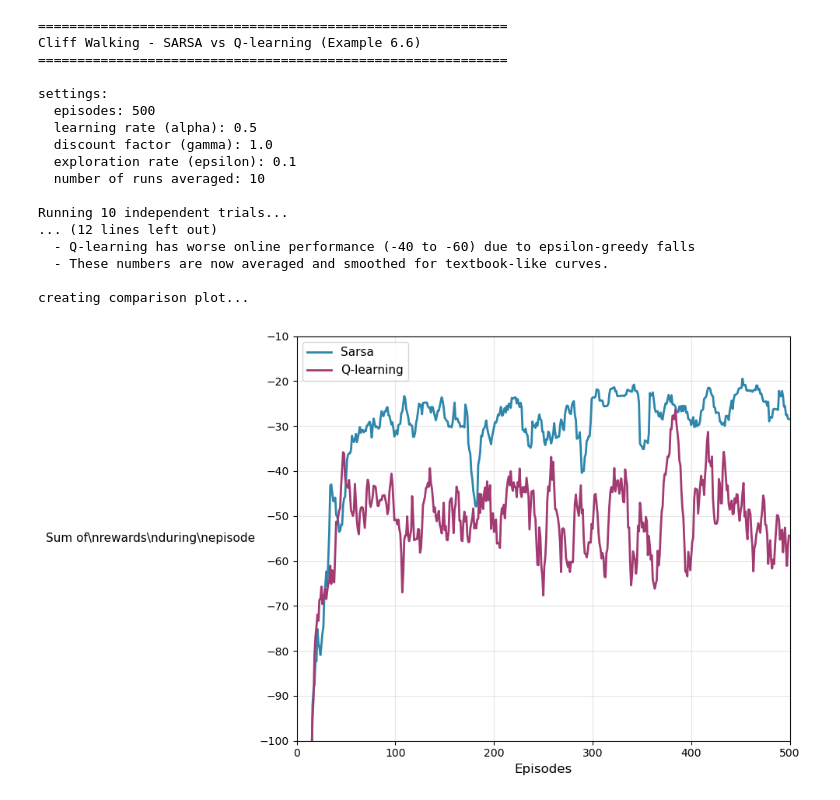
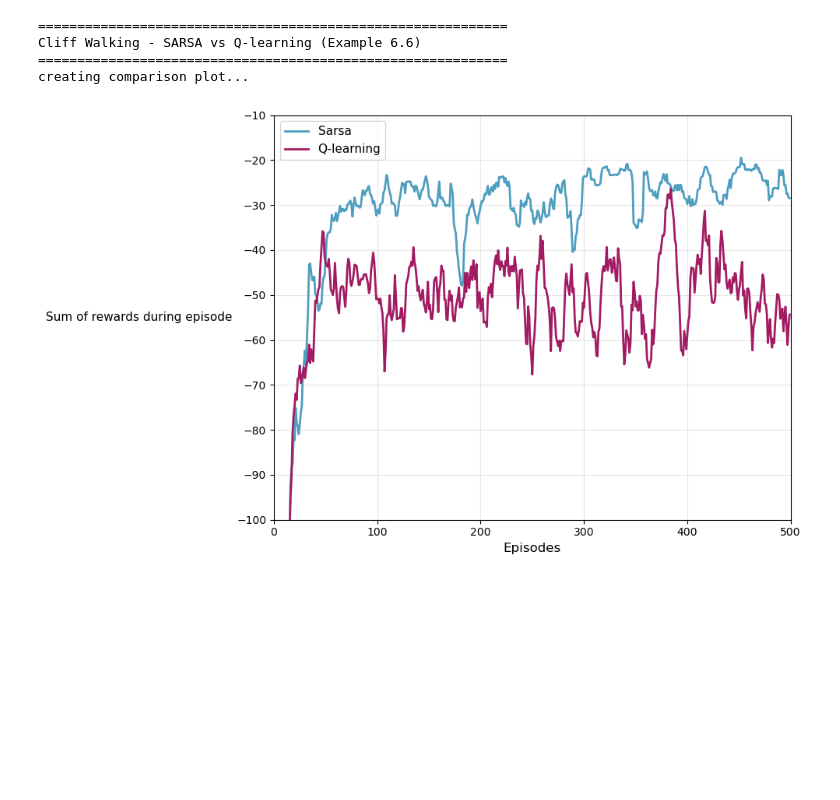
Before and after one commit to niveena/reinforcmentlearning, a Jupyter notebook: ch6_example6.6_SARSA_QLearning.ipynb, the cells around one changed output. Saved outputs shown, nothing was run; the diff lists cells and outputs as text; code cells hidden in the pictures; blank space fills up the shorter version.

```diff
--- a/ch6_example6.6_SARSA_QLearning.ipynb
+++ b/ch6_example6.6_SARSA_QLearning.ipynb
@@ -10,7 +10,7 @@ import matplotlib.pyplot as plt
 
 class CliffWorld:
     """
-    cliff walking grid world from Sutton & Barto Example 6.6
+    cliff walking grid world from Sutton & Barto example 6.6
 
     grid: 4 r x 12 c
     start: bottom-left (3,0)
@@ -21,6 +21,7 @@ class CliffWorld:
     rewards: -1 per step, -100 for falling off cliff
     """
     def __init__(self):
+        # set up
         self.rows = 4
         self.cols = 12
         self.start_pos = (3, 0)
@@ -52,7 +53,7 @@ class CliffWorld:
 
     def take_action(self, action):
         """
-        execute action and return (next_state, reward, done)
+        execute action and return (next_state, reward, if done)
         """
         row, col = self.current_pos
         d_row, d_col = self.action_effects[action]
@@ -65,7 +66,7 @@ class CliffWorld:
         # check if fell off cliff
         if self.is_cliff(new_pos):
             self.current_pos = self.start_pos
-            return self.start_pos, -100, False  # Not terminal, just restart
+            return self.start_pos, -100, False  # not terminal, just restart
 
         # check if reached goal
         self.current_pos = new_pos
@@ -110,7 +111,7 @@ def run_sarsa(environment, n_episodes, step_size=0.5, discount=1.0, eps=0.1):
             episode_reward += reward
 
             if done:
-                # end state update
+                # termnianl state update
                 current_q = q_vals.get((state, action), 0.0)
                 q_vals[(state, action)] = current_q + step_size * (reward - current_q)
                 break
@@ -174,8 +175,8 @@ def run_qlearning(environment, n_episodes, step_size=0.5, discount=1.0, eps=0.1)
 
 def smooth_rewards(rewards, window_size=20):
     """
-    apply moving average smoothing to get closer to textbook curves.
-        """
+    apply moving average smoothing to get closer to textbook figure.
+    """
     smoothed = []
     for i in range(len(rewards)):
         start_idx = max(0, i - window_size + 1)
@@ -191,7 +192,6 @@ def run_multiple_trials(n_runs=10, n_episodes=500, alpha=0.5, gamma=1.0, epsilon
     all_sarsa_rewards = []
     all_qlearn_rewards = []
 
-    print(f"Running {n_runs} independent trials...")
     for run in range(n_runs):
         np.random.seed(run)  # different seed for each run so results vary
 
@@ -206,8 +206,6 @@ def run_multiple_trials(n_runs=10, n_episodes=500, alpha=0.5, gamma=1.0, epsilon
         all_sarsa_rewards.append(rewards_sarsa)
         all_qlearn_rewards.append(rewards_qlearn)
 
-        if (run + 1) % 2 == 0:
-            print(f"  Completed {run + 1}/{n_runs} runs")
 
     # average across all runs
     avg_sarsa = np.mean(all_sarsa_rewards, axis=0)
@@ -230,12 +228,12 @@ def make_comparison_plot(rewards_sarsa, rewards_qlearn, n_episodes):
 
     # plot smoothed curves
     plt.plot(episode_nums, smooth_sarsa, linewidth=2,
-             label='Sarsa', color='#2E86AB')
+             label='Sarsa', color="#4F9EC0")
     plt.plot(episode_nums, smooth_qlearn, linewidth=2,
-             label='Q-learning', color='#A23B72')
+             label='Q-learning', color="#A21C64")
 
     plt.xlabel('Episodes', fontsize=12)
-    plt.ylabel('Sum of\\nrewards\\nduring\\nepisode', fontsize=11,
+    plt.ylabel('Sum of rewards during episode', fontsize=11,
                rotation=0, ha='right', va='center')
     plt.ylim(-100, -10)
     plt.xlim(0, 500)
@@ -253,58 +251,44 @@ if __name__ == "__main__":
     print("="*60)
 
     # parameters from Sutton & Barto textbook
     num_episodes = 500
     alpha = 0.5
     gamma = 1.0
     epsilon = 0.1
     num_trials = 10  # Key: average over 10 runs
 
 	#comment out when submitting
-    print(f"\nsettings:")
-    print(f"  episodes: {num_episodes}")
-    print(f"  learning rate (alpha): {alpha}")
-    print(f"  discount factor (gamma): {gamma}")
-    print(f"  exploration rate (epsilon): {epsilon}")
-    print(f"  number of runs averaged: {num_trials}\n")
+    #print(f"\nsettings:")
+    #print(f"  episodes: {num_episodes}")
+    #print(f"  learning rate (alpha): {alpha}")
+    #print(f"  discount factor (gamma): {gamma}")
+    #print(f"  exploration rate (epsilon): {epsilon}")
+    #print(f"  number of runs averaged: {num_trials}\n")
 
     # run several trials and average
     avg_sarsa, avg_qlearn = run_multiple_trials(
         n_runs=num_trials,
         n_episodes=num_episodes,
         alpha=alpha,
         gamma=gamma,
         epsilon=epsilon
     )
 
     # zhow results (comment out when submitting)
-    print("performance comparison (averaged):")
-    print(f"  SARSA - average reward (last 100 episodes): {np.mean(avg_sarsa[-100:]):.1f}")
-    print(f"  Q-learning - average reward (last 100 episodes): {np.mean(avg_qlearn[-100:]):.1f}")
-    print()
-    print("interpretation:")
-    print("  - SARSA learns a safer path (around -17 to -25) that goes up and around cliff")
-    print("  - Q-learning learns optimal risky path (around -13) right along cliff edge")
-    print("  - Q-learning has worse online performance (-40 to -60) due to epsilon-greedy falls")
+    #print(f"  SARSA - average reward (last 100 episodes): {np.mean(avg_sarsa[-100:]):.1f}")
+    #print(f"  Q-learning - average reward (last 100 episodes): {np.mean(avg_qlearn[-100:]):.1f}")
+
+    # interpretation
+    # SARSA learns a safer path (around -17 to -25) that goes up and around cliff
+    # Q-learning learns optimal risky path (around -13) right along cliff edge
+    # Q-learning has worse online performance (-40 to -60) due to epsilon-greedy falls
 
     # Create plot
     print("creating comparison plot...")
     make_comparison_plot(avg_sarsa, avg_qlearn, num_episodes)
 # %% [output]
 ============================================================
 Cliff Walking - SARSA vs Q-learning (Example 6.6)
 ============================================================
-
-settings:
-  episodes: 500
-  learning rate (alpha): 0.5
-  discount factor (gamma): 1.0
-  exploration rate (epsilon): 0.1
-  number of runs averaged: 10
-
-Running 10 independent trials...
-... (12 lines left out)
-  - Q-learning has worse online performance (-40 to -60) due to epsilon-greedy falls
-  - These numbers are now averaged and smoothed for textbook-like curves.
-
 creating comparison plot...
-[figure, old version]
+[figure, new version]
```
Also changed, not shown: 1 other file.
